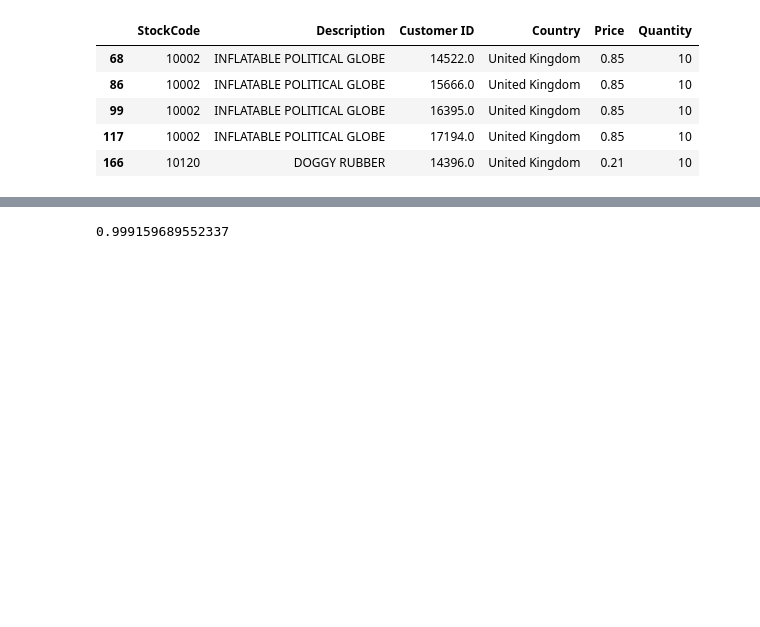
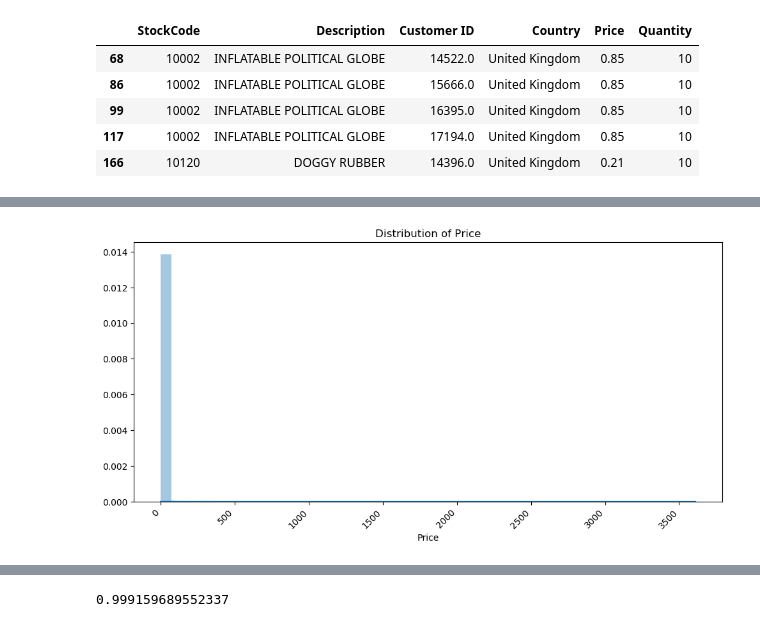
Before and after one commit to Phatcm/product-recommendation, a Jupyter notebook: notebooks/Initial.ipynb, the cells around one changed output, grey strips where cells are left out. Drawn from its saved outputs; the diff is of its cells as text; code cells hidden in the pictures; blank space fills up the shorter version.

```diff
--- a/notebooks/Initial.ipynb
+++ b/notebooks/Initial.ipynb
@@ -198,3 +221,23 @@ filtered_df.head()
+# %%
+plt.figure(figsize=(10, 5))
+
+# Set the spacing between columns
+sns.distplot(df['Price'], kde=True)
+
+# Rotate x-axis tick labels if needed
+plt.xticks(rotation=45, ha='right')
+
+# Adjust the spacing between subplots
+plt.tight_layout()
+
+# Set the plot title and x-axis label
+plt.title("Distribution of Price")
+plt.xlabel("Price")
+
+# Display the plot
+plt.show()
+# %% [output]
+[figure, added]
 # %%
 from sklearn.preprocessing import OneHotEncoder
 from sklearn.feature_extraction.text import TfidfVectorizer
```
Also changed, not shown: parts of 18 cells of this notebook.
